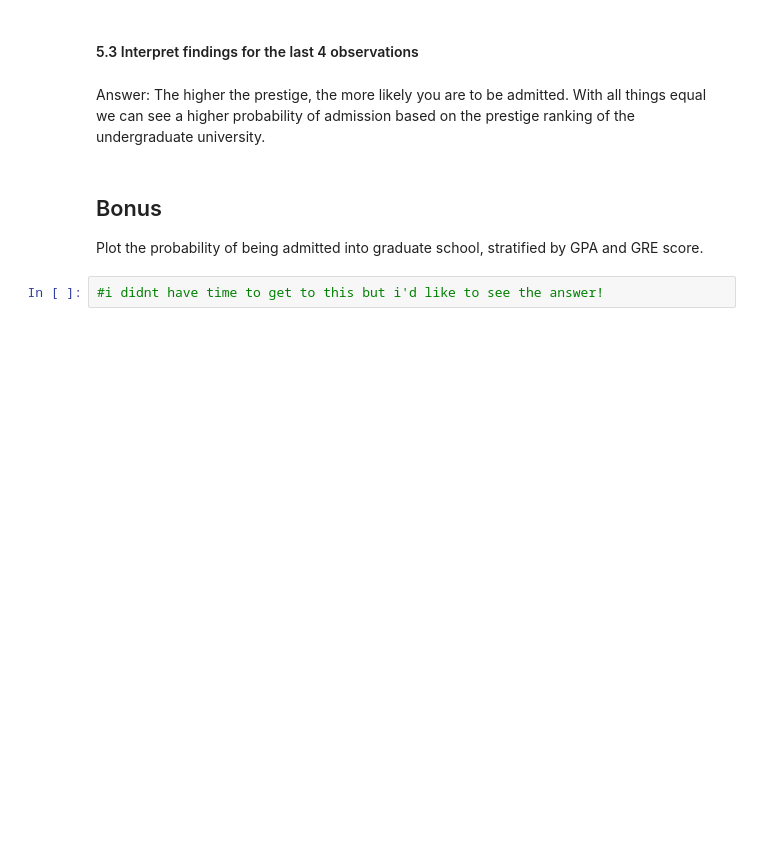
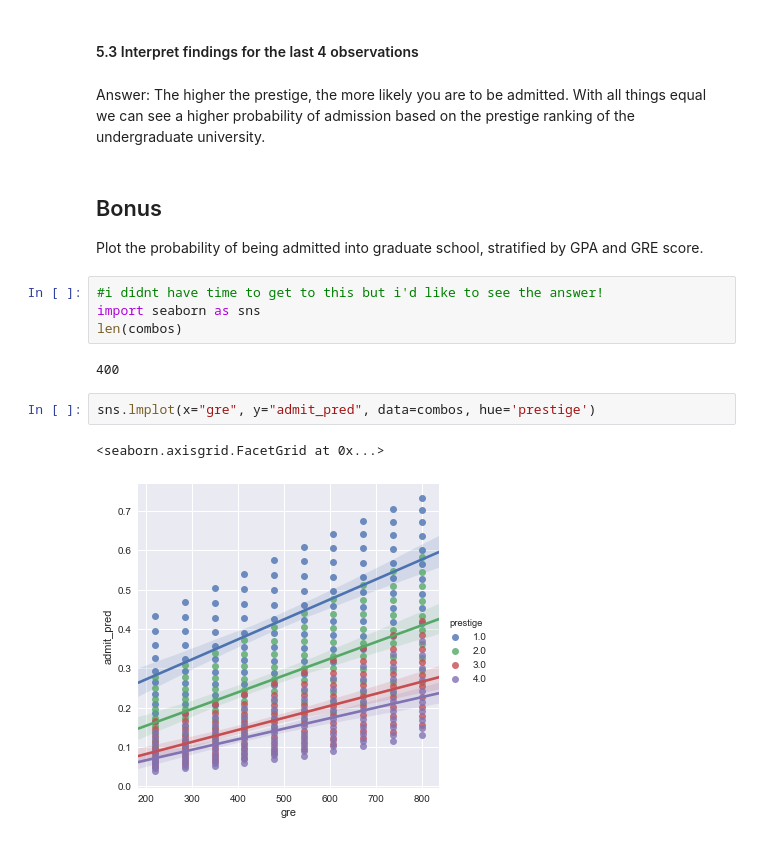
Before and after one commit to drgrubman/UnitProjects-DSDC18, a Jupyter notebook: project3-starter-DGrubman.ipynb, the cells around one changed output. Drawn from its saved outputs; the diff is of its cells as text; blank space fills up the shorter version.

```diff
--- a/project3-starter-DGrubman.ipynb
+++ b/project3-starter-DGrubman.ipynb
@@ -403,3 +404,12 @@ Answer: The higher the prestige, the more likely you are to be admitted. With al
 Plot the probability of being admitted into graduate school, stratified by GPA and GRE score.
 # %%
 #i didnt have time to get to this but i'd like to see the answer!
+import seaborn as sns
+len(combos)
+# %% [output]
+400
+# %%
+sns.lmplot(x="gre", y="admit_pred", data=combos, hue='prestige')
+# %% [output]
+<seaborn.axisgrid.FacetGrid at 0x...>
+[figure, added]
```
Also changed, not shown: parts of 5 cells of this notebook, 4 other files.
